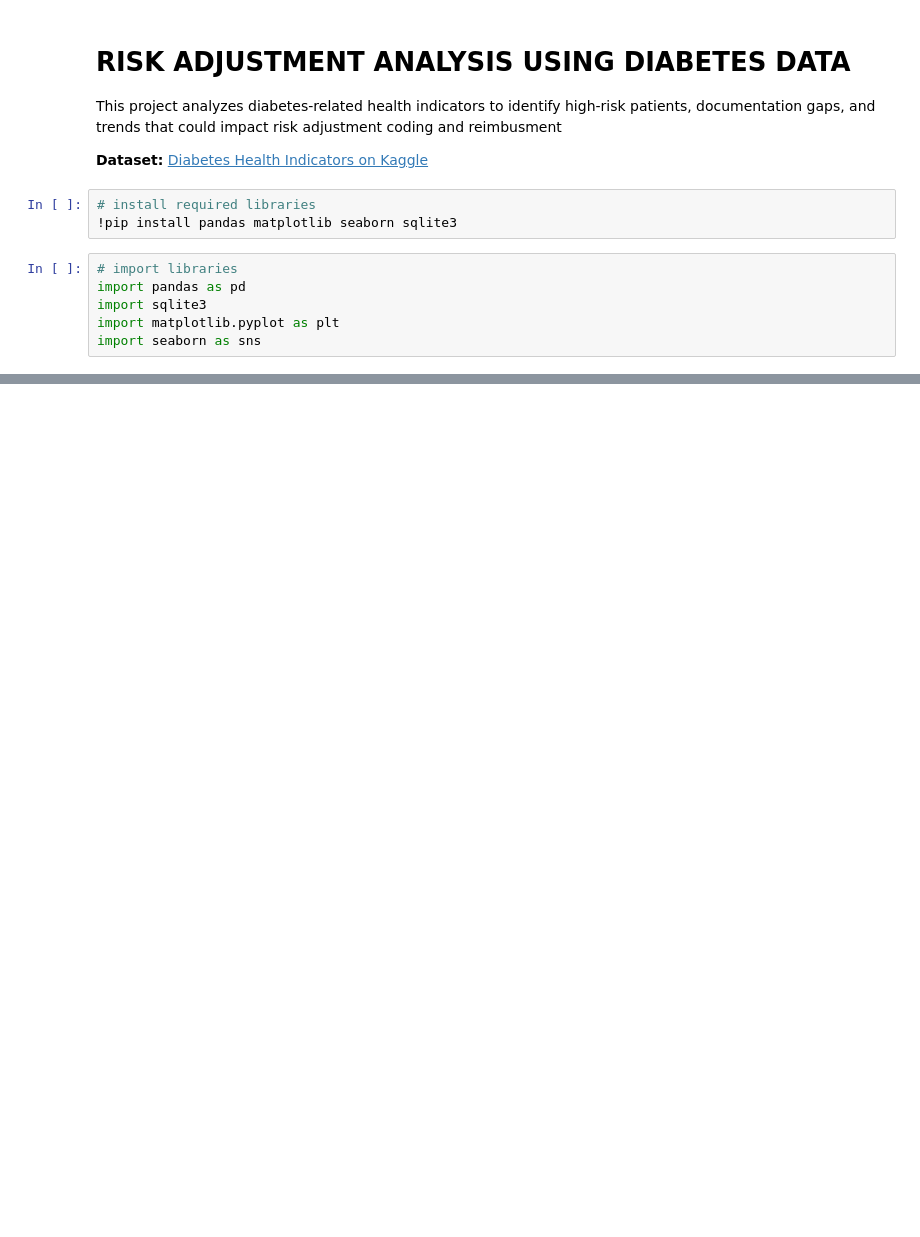
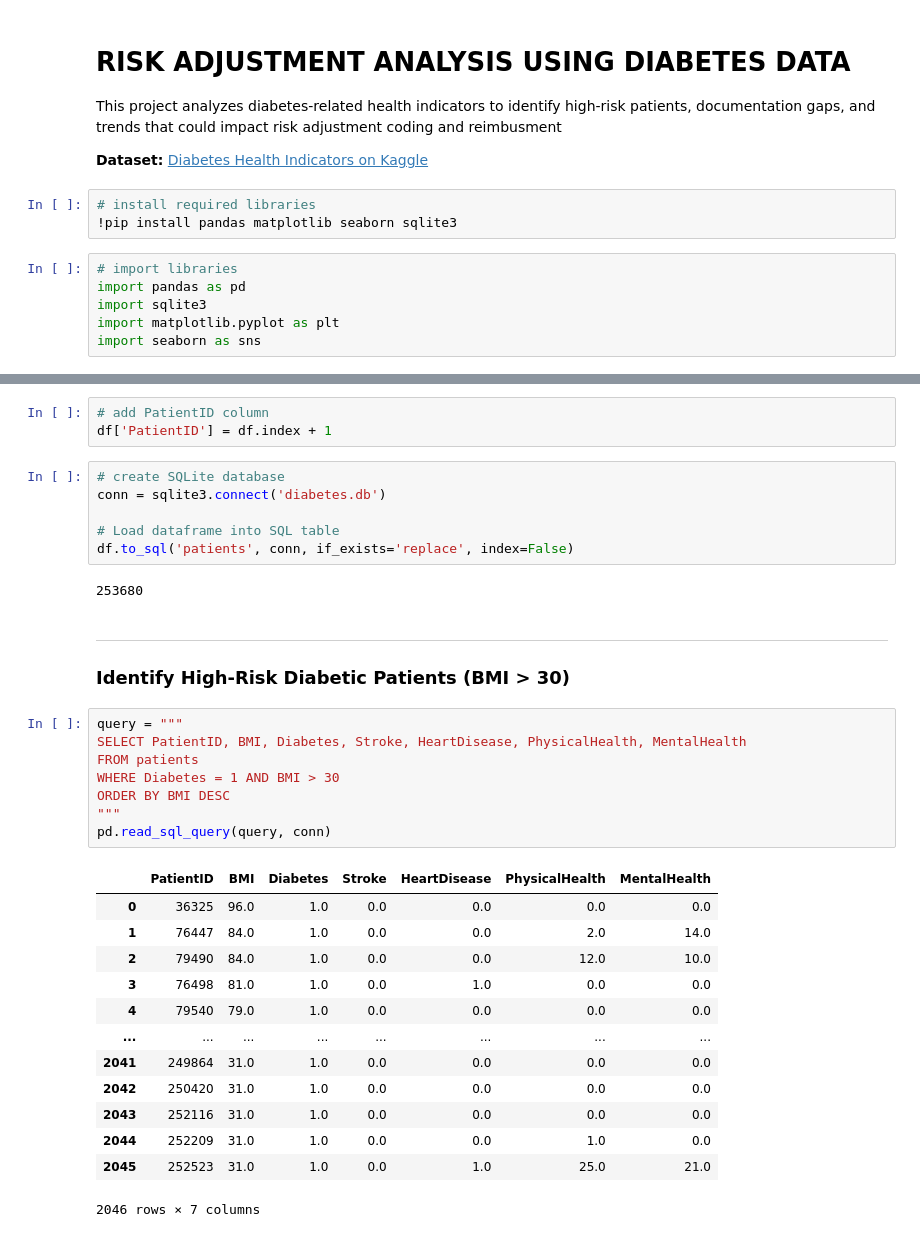
Before and after one commit to haidendr/SQL, a Jupyter notebook: diabetes_risk_adj/DIABETES_RISK_ADJ.ipynb, the cells around one changed output, grey strips where cells are left out. Drawn from its saved outputs; the diff is of its cells as text; blank space fills up the shorter version.

```diff
--- a/diabetes_risk_adj/DIABETES_RISK_ADJ.ipynb
+++ b/diabetes_risk_adj/DIABETES_RISK_ADJ.ipynb
@@ -20,0 +53,36 @@ FileNotFoundError: [Errno 2] No such file or directory: 'diabetes_012_health_ind
+# %%
+# add PatientID column
+df['PatientID'] = df.index + 1
+# %%
+# create SQLite database
+conn = sqlite3.connect('diabetes.db')
+
+# Load dataframe into SQL table
+df.to_sql('patients', conn, if_exists='replace', index=False)
+# %% [output]
+253680
+# %% [markdown]
+---
+### Identify High-Risk Diabetic Patients (BMI > 30)
+# %%
+query = """
+SELECT PatientID, BMI, Diabetes, Stroke, HeartDisease, PhysicalHealth, MentalHealth
+FROM patients
+WHERE Diabetes = 1 AND BMI > 30
+ORDER BY BMI DESC
+"""
+pd.read_sql_query(query, conn)
+# %% [output]
+|  | PatientID | BMI | Diabetes | Stroke | HeartDisease | PhysicalHealth | MentalHealth |
+| 0 | 36325 | 96.0 | 1.0 | 0.0 | 0.0 | 0.0 | 0.0 |
+| 1 | 76447 | 84.0 | 1.0 | 0.0 | 0.0 | 2.0 | 14.0 |
+| 2 | 79490 | 84.0 | 1.0 | 0.0 | 0.0 | 12.0 | 10.0 |
+| 3 | 76498 | 81.0 | 1.0 | 0.0 | 1.0 | 0.0 | 0.0 |
+| 4 | 79540 | 79.0 | 1.0 | 0.0 | 0.0 | 0.0 | 0.0 |
+| ... | ... | ... | ... | ... | ... | ... | ... |
+| 2041 | 249864 | 31.0 | 1.0 | 0.0 | 0.0 | 0.0 | 0.0 |
+| 2042 | 250420 | 31.0 | 1.0 | 0.0 | 0.0 | 0.0 | 0.0 |
+| 2043 | 252116 | 31.0 | 1.0 | 0.0 | 0.0 | 0.0 | 0.0 |
+| 2044 | 252209 | 31.0 | 1.0 | 0.0 | 0.0 | 1.0 | 0.0 |
+| 2045 | 252523 | 31.0 | 1.0 | 0.0 | 1.0 | 25.0 | 21.0 |
+2046 rows × 7 columns
```
Also changed, not shown: parts of 12 cells of this notebook.
